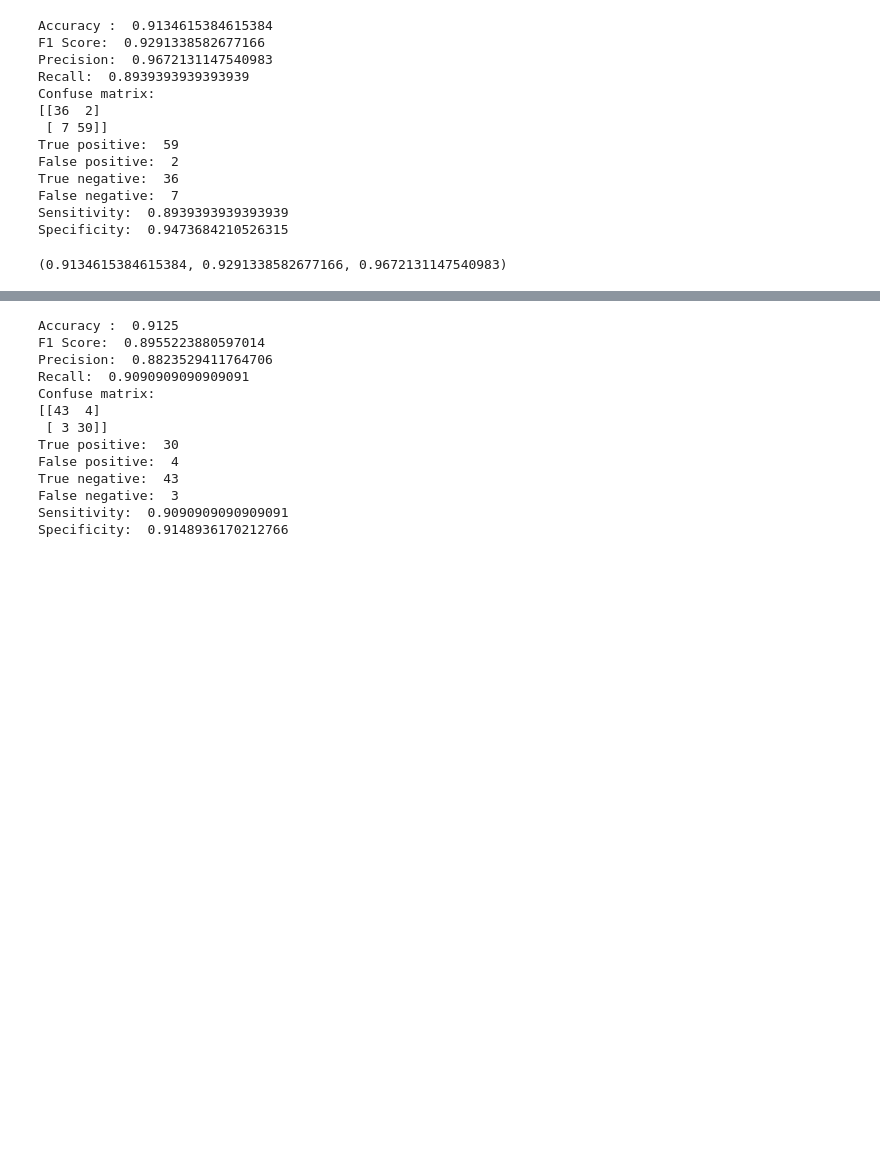
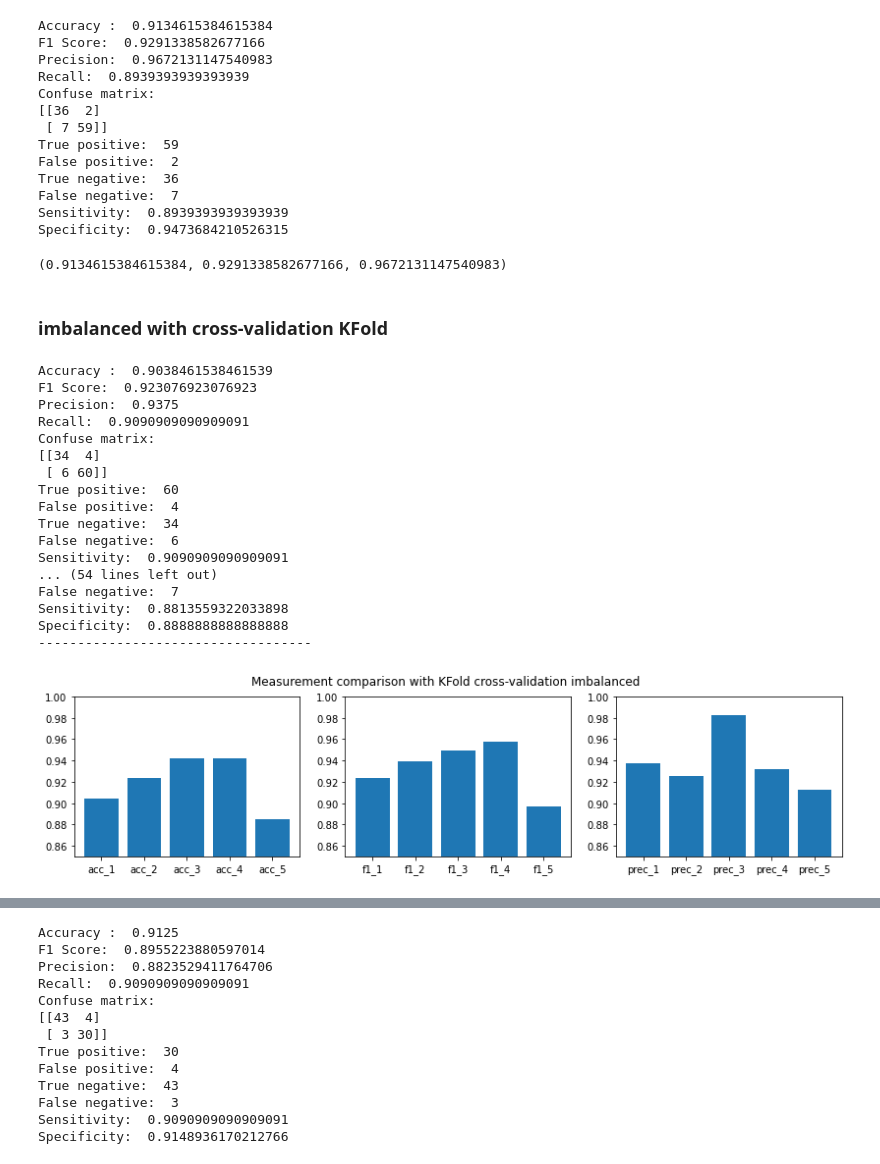
Before and after one commit to MilicaTrifunovic/MachineLearning, a Jupyter notebook: Project 1/Classification.ipynb, the cells around one changed output, grey strips where cells are left out. Drawn from its saved outputs; the diff is of its cells as text; code cells hidden in the pictures; blank space fills up the shorter version.

```diff
--- a/Project 1/Classification.ipynb
+++ b/Project 1/Classification.ipynb
@@ -620,3 +664,67 @@ False negative:  7
 Sensitivity:  0.8939393939393939
 Specificity:  0.9473684210526315
 (0.9134615384615384, 0.9291338582677166, 0.9672131147540983)
+# %% [markdown]
+### imbalanced with cross-validation KFold
+# %%
+#scaler = StandardScaler()
+#lr_model = LogisticRegression()
+
+# create a pipeline that standardizes, that runs logistic regression
+#pipeline = make_pipeline(scaler, lr_model)
+#kf = KFold(n_splits=10, shuffle=True, random_state=1)
+#cv_results = cross_val_score(pipeline, X_imbalanced, y_imbalanced, cv=kf, scoring="f1", n_jobs=-1)
+
+#print(cv_results)
+#print("Mean: ", cv_results.mean())
+
+kf = KFold(n_splits=5, random_state = 1, shuffle = True)
+
+lr_eval_imbalanced_cross = []
+
+for train_index, test_index in kf.split(X_imbalanced):
+    X_train_imbalanced_cross, X_test_imbalanced_cross = X_imbalanced[train_index], X_imbalanced[test_index]
+    y_train_imbalanced_cross, y_test_imbalanced_cross = y_imbalanced[train_index], y_imbalanced[test_index]
+
+    lr_model = LogisticRegression(max_iter = 3000)
+    lr_model.fit(X_train_imbalanced_cross, y_train_imbalanced_cross)
+    lr_prediction_imbalanced_cross = lr_model.predict(X_test_imbalanced_cross)
+
+    # model evaluation
+    model_eval = eval_model(y_test_imbalanced_cross, lr_prediction_imbalanced_cross)
+
+    lr_eval_imbalanced_cross.append(model_eval)
+
+    print("-----------------------------------")
+
+plt.figure(figsize=(14, 3))
+plt.subplot(131)
+plt.ylim(0.85, 1.0)
+plt.bar(['acc_1', 'acc_2', 'acc_3', 'acc_4', 'acc_5'], [lr_eval_imbalanced_cross[0][0], lr_eval_imbalanced_cross[1][0], lr_eval_imbalanced_cross[2][0],lr_eval_imbalanced_cross[3][0],lr_eval_imbalanced_cross[4][0]])
+plt.subplot(132)
+plt.ylim(0.85, 1.0)
+plt.bar(['f1_1', 'f1_2','f1_3','f1_4','f1_5'], [lr_eval_imbalanced_cross[0][1],lr_eval_imbalanced_cross[1][1],lr_eval_imbalanced_cross[2][1],lr_eval_imbalanced_cross[3][1],lr_eval_imbalanced_cross[4][1]])
+plt.subplot(133)
+plt.ylim(0.85, 1.0)
+plt.bar(['prec_1', 'prec_2', 'prec_3','prec_4','prec_5'], [lr_eval_imbalanced_cross[0][2], lr_eval_imbalanced_cross[1][2], lr_eval_imbalanced_cross[2][2],lr_eval_imbalanced_cross[3][2],lr_eval_imbalanced_cross[4][2]])
+plt.suptitle('Measurement comparison with KFold cross-validation imbalanced')
+plt.show()
+# %% [output]
+Accuracy :  0.9038461538461539
+F1 Score:  0.923076923076923
+Precision:  0.9375
+Recall:  0.9090909090909091
+Confuse matrix:
+[[34  4]
+ [ 6 60]]
+True positive:  60
+False positive:  4
+True negative:  34
+False negative:  6
+Sensitivity:  0.9090909090909091
+... (54 lines left out)
+False negative:  7
+Sensitivity:  0.8813559322033898
+Specificity:  0.8888888888888888
+-----------------------------------
+[figure, added]
```
Also changed, not shown: parts of 25 cells of this notebook.
